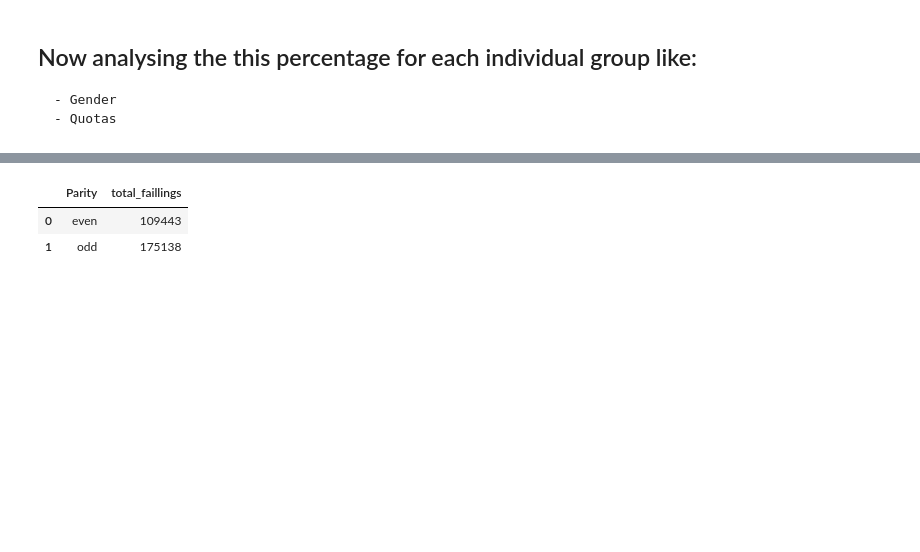
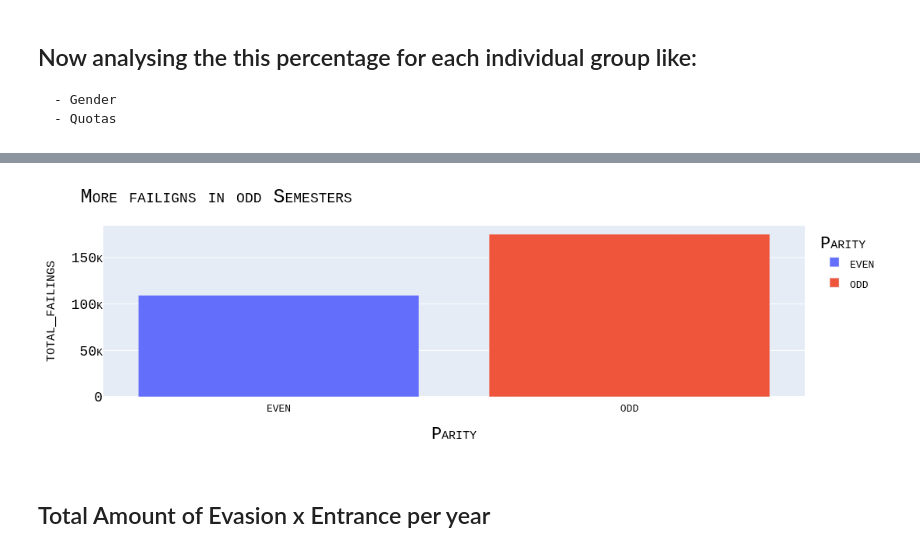
Before and after one commit to auserafim/ai-notebooks, a Jupyter notebook: evaded_college/evaded_college.ipynb, the cells around one changed output, grey strips where cells are left out. Cells and saved outputs as stored; diff of their text form; code cells hidden in the pictures; blank space fills up the shorter version.

```diff
--- a/evaded_college/evaded_college.ipynb
+++ b/evaded_college/evaded_college.ipynb
@@ -447,10 +378,11 @@ px.line(y, x='Ano', y='average_failing', color='Sexo_x').update_layout(title={"t
 # %%
 old = new.copy()
 old['Semester'] = old['Ano'].str.split("/").str[1].astype(int)
 old['Parity'] = old['Semester'] % 2
 old['Parity'] = old['Parity'].map({0: "even", 1: "odd"})
-old.groupby('Parity')['total_faillings'].sum().reset_index()
+x = old.groupby('Parity')['total_failings'].sum().reset_index()
+px.bar(x, x='Parity', y='total_failings', color='Parity').update_layout(title = {"text": "More failigns in odd Semesters"}, font=my_font).show()
 # %% [output]
-|  | Parity | total_faillings |
-| 0 | even | 109443 |
-| 1 | odd | 175138 |
+[figure, added]
+# %% [markdown]
+## Total Amount of Evasion x Entrance per year
```
Also changed, not shown: parts of 19 cells of this notebook.
